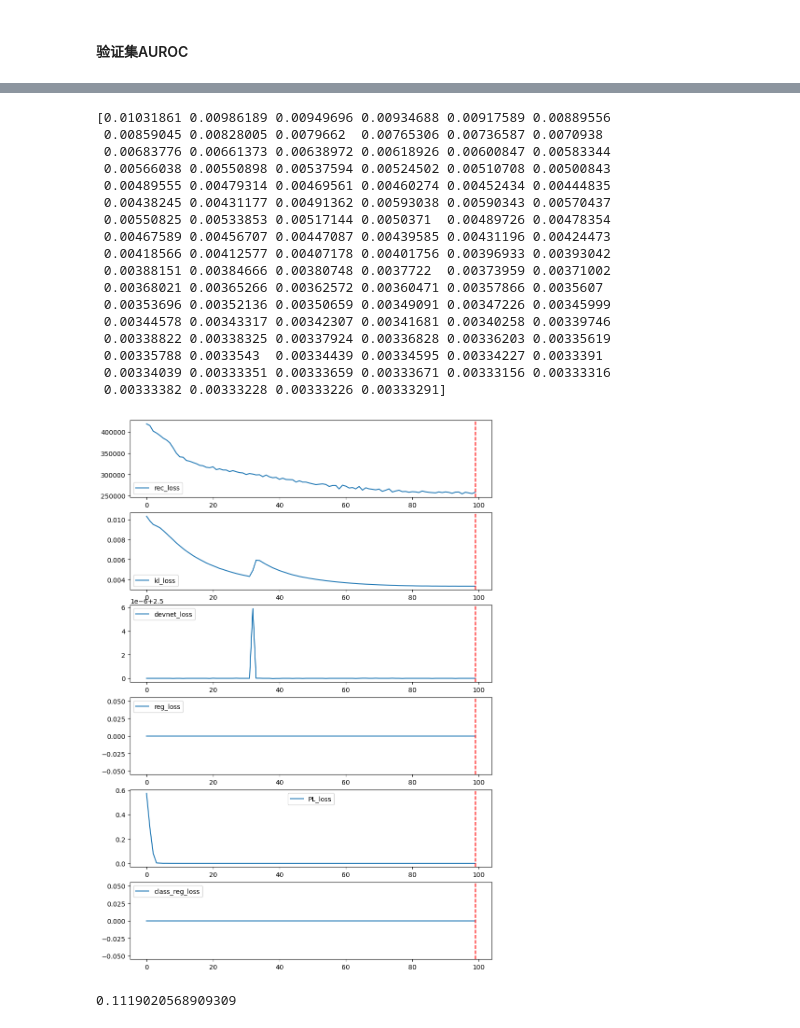
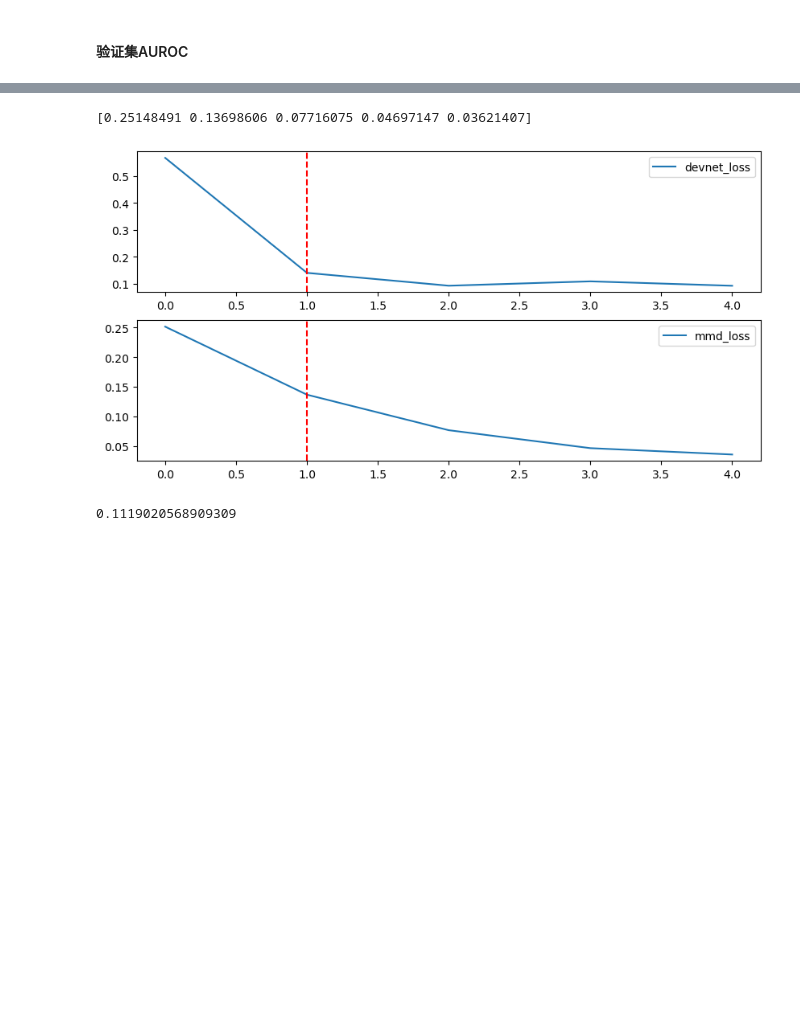
Before and after one commit to EIPsilly/deviation-network-image, a Jupyter notebook: analysis/file_folder_analysis.ipynb, the cells around one changed output, grey strips where cells are left out. Drawn from its saved outputs; the diff is of its cells as text; code cells hidden in the pictures; blank space fills up the shorter version.

Commit message:
devnet_mmd

```diff
--- a/analysis/file_folder_analysis.ipynb
+++ b/analysis/file_folder_analysis.ipynb
@@ -83,6 +83,7 @@ dir_path = '../results/DGAD/method16_contamination'
 # dir_path = '../results/DGAD/method16_contamination_lambda'
 dir_path = '../results/DGAD_2/VAE_LPIPS_DEVNET_method1'
 dir_path = '../results/DGAD_2/VAE_LPIPS_DEVNET_method1_learn_all'
+dir_path = '../results/devnet_mmd/3domain'
 # %%
 import itertools
 # normal_class=["0", "1", "2", "3", "4", "5", "6"]
@@ -113,6 +118,8 @@ if dir_path.__contains__("contamination"):
     para_name_list += ["contamination_rate"]
 if dir_path.__contains__("VAE"):
     para_name_list += ["rec_lambda"]
+if dir_path.__contains__("mmd"):
+    para_name_list += ["lambda0", "freeze", "batch_size"]
 # para_name_list=["normal_class", "anomaly_class", "lr", "epochs", "cnt", "rec_lambda",]
 # para_name_list=["normal_class", "anomaly_class", "lr", "epochs", "cnt","reg_lambda"]
 # para_name_list=["normal_class", "anomaly_class", "lr", "epochs", "cnt", "tau1", "tau2", "reg_lambda", "NCE_lambda", "PL_lambda"]
@@ -690,40 +622,26 @@ array([0.16307665, 0.20199829, 0.1784697 , 0.20464343, 0.20955773,
 # %%
 temp = data["sub_train_results_loss"].mean(axis=1)
 fig,ax = plt.subplots(temp.shape[1],1,figsize=(10,2.5 * temp.shape[1]))
-if dir_path.__contains__("method13"):
+if dir_path.__contains__("mmd"):
+    loss_name_list = ["devnet_loss", "mmd_loss"]
+elif dir_path.__contains__("method13"):
     loss_name_list = ["devnet_loss", "reg_loss", "NCE_loss", "PL_loss", "class_reg_loss"]
 elif dir_path.__contains__("VAE_LPIPS_DEVNET"):
     loss_name_list = ["rec_loss", "kl_loss", "devnet_loss", "reg_loss", "PL_loss", "class_reg_loss"]
 else:
     loss_name_list = ["devnet_loss", "reg_loss", "NCE_loss", "PL_loss", "class_reg_loss"]
 for idx, label in enumerate(loss_name_list):
     ax[idx].plot(temp[0:,idx], label=label)
     ax[idx].axvline(x=max_val_epoch, color='r', linestyle='--')
     ax[idx].legend()
 
 # for i in range(5):
 #     print(temp[0:,i])
 print(temp[0:, 1])
 plt.show()
 # %% [output]
-[0.01031861 0.00986189 0.00949696 0.00934688 0.00917589 0.00889556
- 0.00859045 0.00828005 0.0079662  0.00765306 0.00736587 0.0070938
- 0.00683776 0.00661373 0.00638972 0.00618926 0.00600847 0.00583344
- 0.00566038 0.00550898 0.00537594 0.00524502 0.00510708 0.00500843
- 0.00489555 0.00479314 0.00469561 0.00460274 0.00452434 0.00444835
- 0.00438245 0.00431177 0.00491362 0.00593038 0.00590343 0.00570437
- 0.00550825 0.00533853 0.00517144 0.0050371  0.00489726 0.00478354
- 0.00467589 0.00456707 0.00447087 0.00439585 0.00431196 0.00424473
- 0.00418566 0.00412577 0.00407178 0.00401756 0.00396933 0.00393042
- 0.00388151 0.00384666 0.00380748 0.0037722  0.00373959 0.00371002
- 0.00368021 0.00365266 0.00362572 0.00360471 0.00357866 0.0035607
- 0.00353696 0.00352136 0.00350659 0.00349091 0.00347226 0.00345999
- 0.00344578 0.00343317 0.00342307 0.00341681 0.00340258 0.00339746
- 0.00338822 0.00338325 0.00337924 0.00336828 0.00336203 0.00335619
- 0.00335788 0.0033543  0.00334439 0.00334595 0.00334227 0.0033391
- 0.00334039 0.00333351 0.00333659 0.00333671 0.00333156 0.00333316
- 0.00333382 0.00333228 0.00333226 0.00333291]
+[0.25148491 0.13698606 0.07716075 0.04697147 0.03621407]
-[figure, old version]
+[figure, new version]
 # %%
 import math
 -(1/3)*math.log(1/3)*3
```
Also changed, not shown: parts of 15 cells of this notebook, 8 other files.
